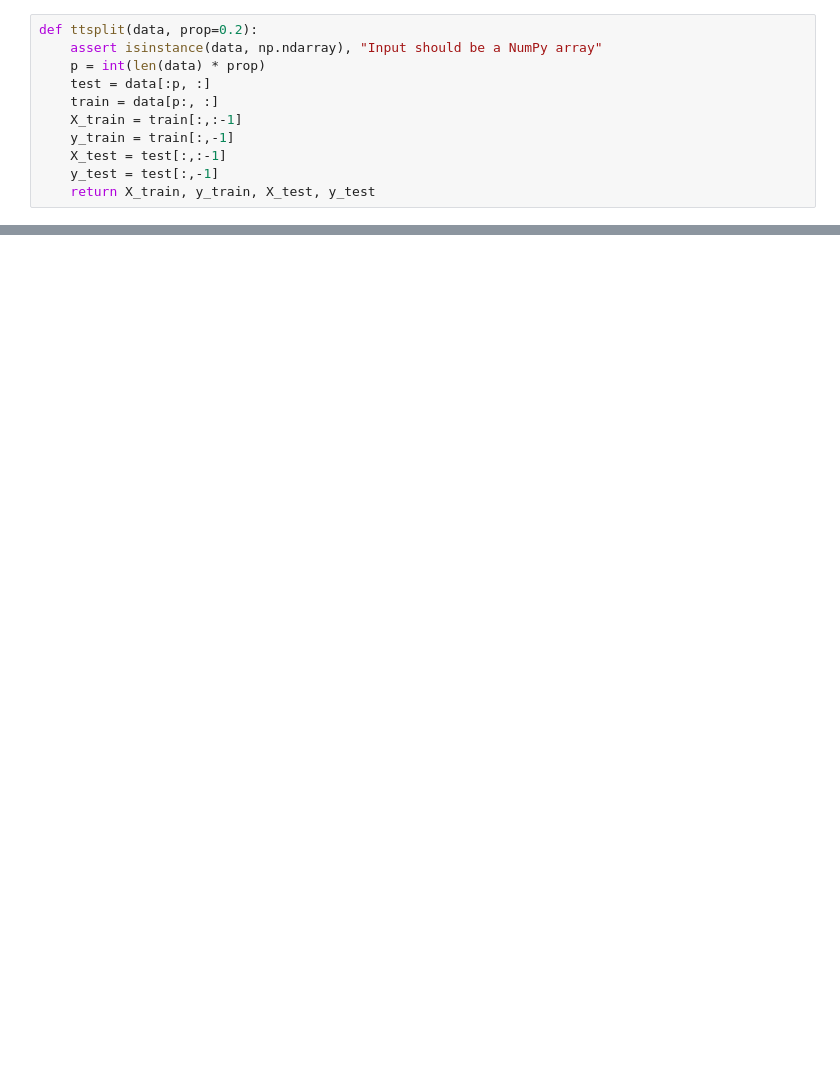
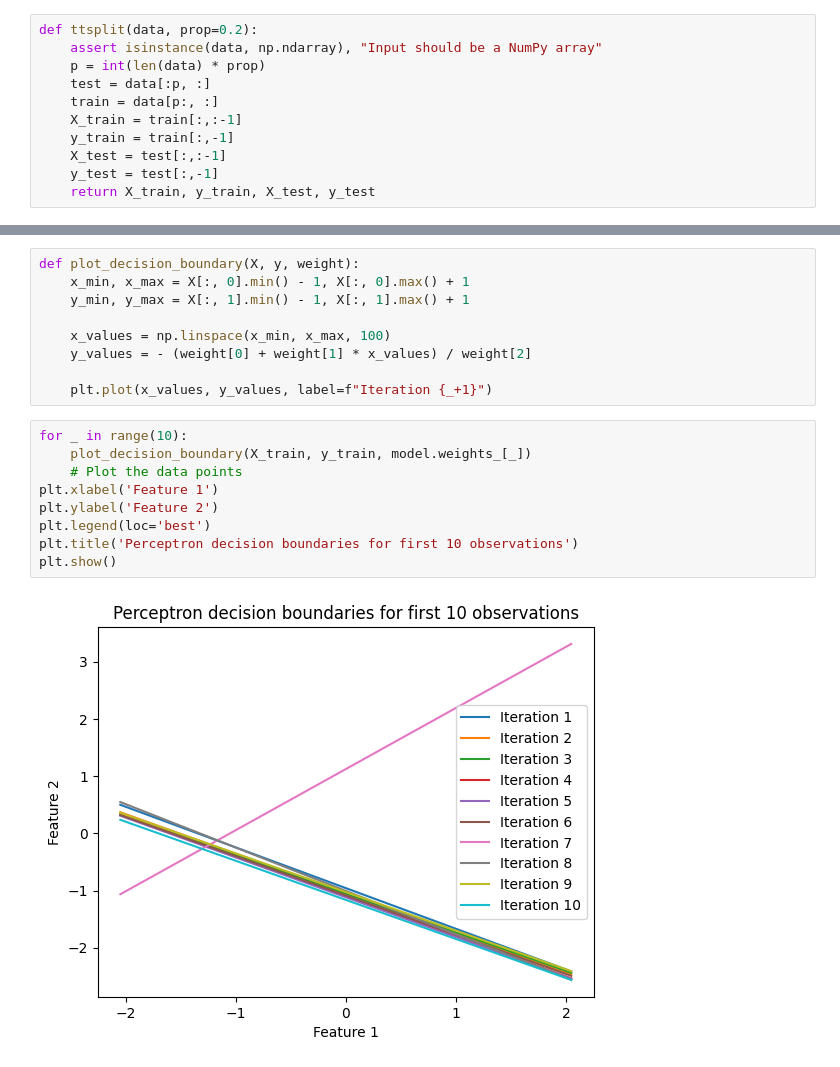
Before and after one commit to castillosebastian/neuralnets, a Jupyter notebook: perceptron_Analisis.ipynb, the cells around one changed output, grey strips where cells are left out. Cells and saved outputs as stored; diff of their text form; blank space fills up the shorter version.

```diff
--- a/perceptron.ipynb
+++ b/perceptron_Analisis.ipynb
@@ -865,0 +973,20 @@ class Perceptron:
+# %%
+def plot_decision_boundary(X, y, weight):
+    x_min, x_max = X[:, 0].min() - 1, X[:, 0].max() + 1
+    y_min, y_max = X[:, 1].min() - 1, X[:, 1].max() + 1
+
+    x_values = np.linspace(x_min, x_max, 100)
+    y_values = - (weight[0] + weight[1] * x_values) / weight[2]
+
+    plt.plot(x_values, y_values, label=f"Iteration {_+1}")
+# %%
+for _ in range(10):
+    plot_decision_boundary(X_train, y_train, model.weights_[_])
+    # Plot the data points
+plt.xlabel('Feature 1')
+plt.ylabel('Feature 2')
+plt.legend(loc='best')
+plt.title('Perceptron decision boundaries for first 10 observations')
+plt.show()
+# %% [output]
+[figure, added]
```
Also changed, not shown: parts of 16 cells of this notebook, 4 other files.
